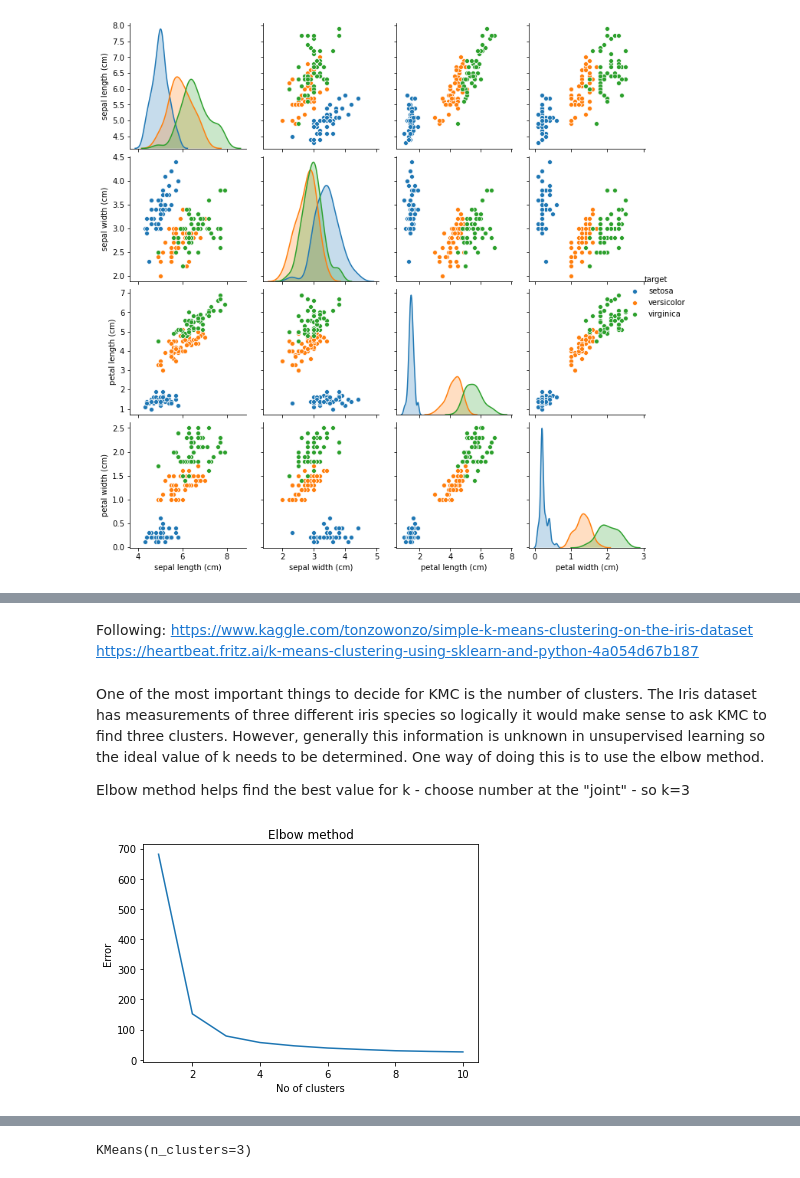
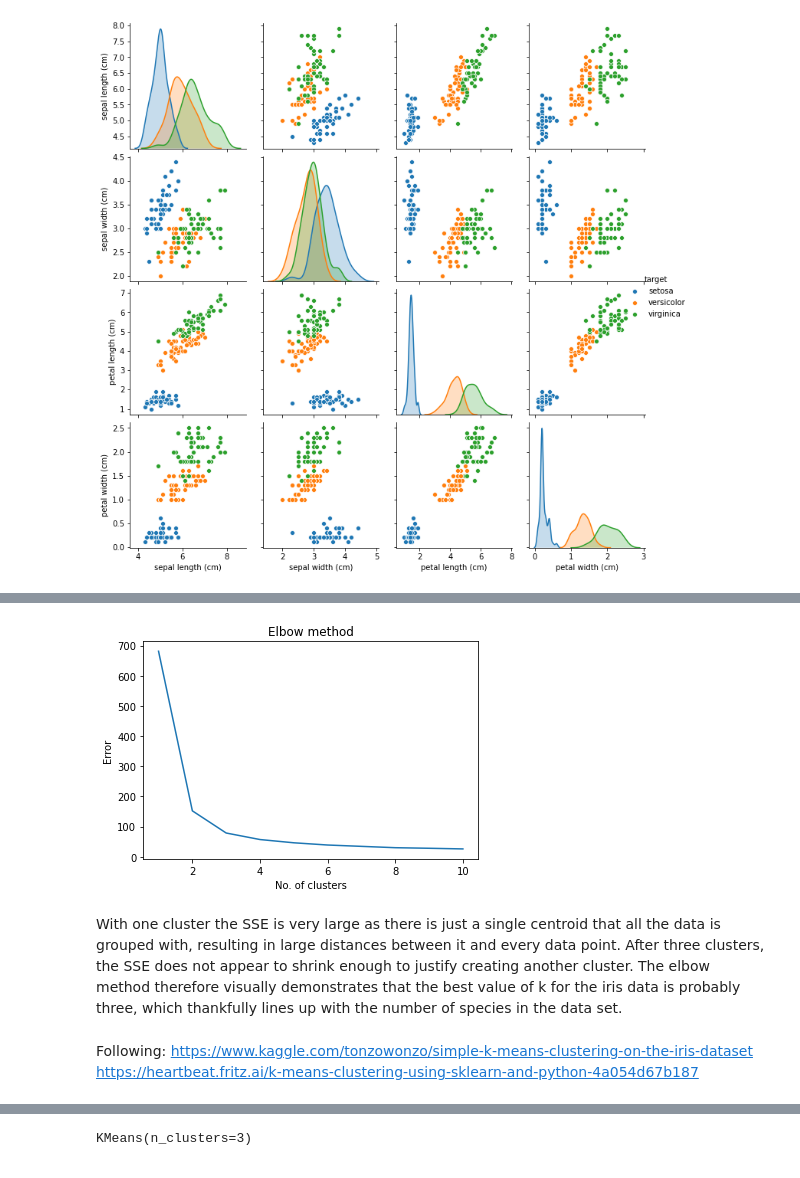
Before and after one commit to jennifer-ryan/machine-learning-tasks, a Jupyter notebook: Tasks.ipynb, the cells around one changed output, grey strips where cells are left out. Drawn from its saved outputs; the diff is of its cells as text; code cells hidden in the pictures.

Commit message:
K means elbow method

```diff
--- a/Tasks.ipynb
+++ b/Tasks.ipynb
@@ -579,0 +585,4 @@ import sklearn.cluster as skcl
+# %%
+# Iris data
+X = iris.data
+X
@@ -580,22 +621,25 @@ import sklearn.cluster as skcl
+# %%
+# Elbow method https://heartbeat.fritz.ai/k-means-clustering-using-sklearn-and-python-4a054d67b187
+Error =[]
+
+# Checking values of k from 1-10
+for i in range(1, 11):
+    # Initialise KMC model
+    kmeans = skcl.KMeans(n_clusters = i)
+    # Fit iris data to the model
+    kmeans.fit(X)
+    # Sum of distances between values and centroids
+    Error.append(kmeans.inertia_)
+
+plt.plot(range(1, 11), Error)
+plt.title('Elbow method')
+plt.xlabel('No. of clusters')
+plt.ylabel('Error')
+plt.show()
+# %% [output]
+[figure, added]
+# %% [markdown]
+With one cluster the SSE is very large as there is just a single centroid that all the data is grouped with, resulting in large distances between it and every data point. After three clusters, the SSE does not appear to shrink enough to justify creating another cluster. The elbow method therefore visually demonstrates that the best value of k for the iris data is probably three, which thankfully lines up with the number of species in the data set.
 # %% [markdown]
 Following: https://www.kaggle.com/tonzowonzo/simple-k-means-clustering-on-the-iris-dataset
 https://heartbeat.fritz.ai/k-means-clustering-using-sklearn-and-python-4a054d67b187
-# %% [markdown]
-One of the most important things to decide for KMC is the number of clusters. The Iris dataset has measurements of three different iris species so logically it would make sense to ask KMC to find three clusters. However, generally this information is unknown in unsupervised learning so the ideal value of k needs to be determined. One way of doing this is to use the elbow method.
-
-Elbow method helps find the best value for k - choose number at the "joint" - so k=3
-# %%
-# Elbow method
-Error =[]
-for i in range(1, 11):
-    kmeans = skcl.KMeans(n_clusters = i).fit(x)
-    kmeans.fit(x)
-    Error.append(kmeans.inertia_)
-import matplotlib.pyplot as plt
-plt.plot(range(1, 11), Error)
-plt.title('Elbow method')
-plt.xlabel('No of clusters')
-plt.ylabel('Error')
-plt.show()
-# %% [output]
-[figure, removed]
```
Also changed, not shown: parts of 14 cells of this notebook.
